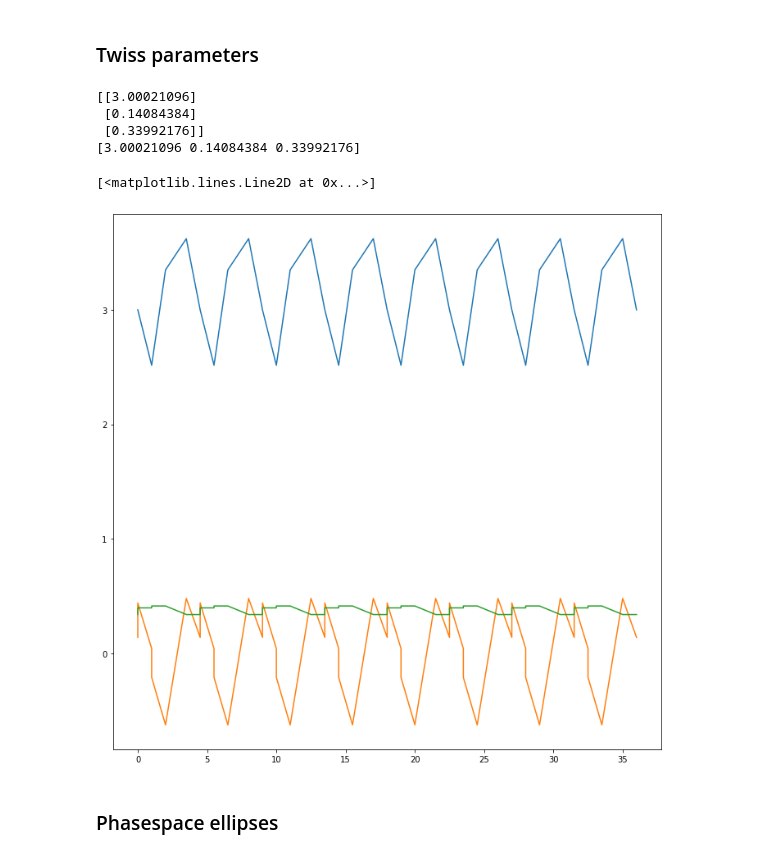
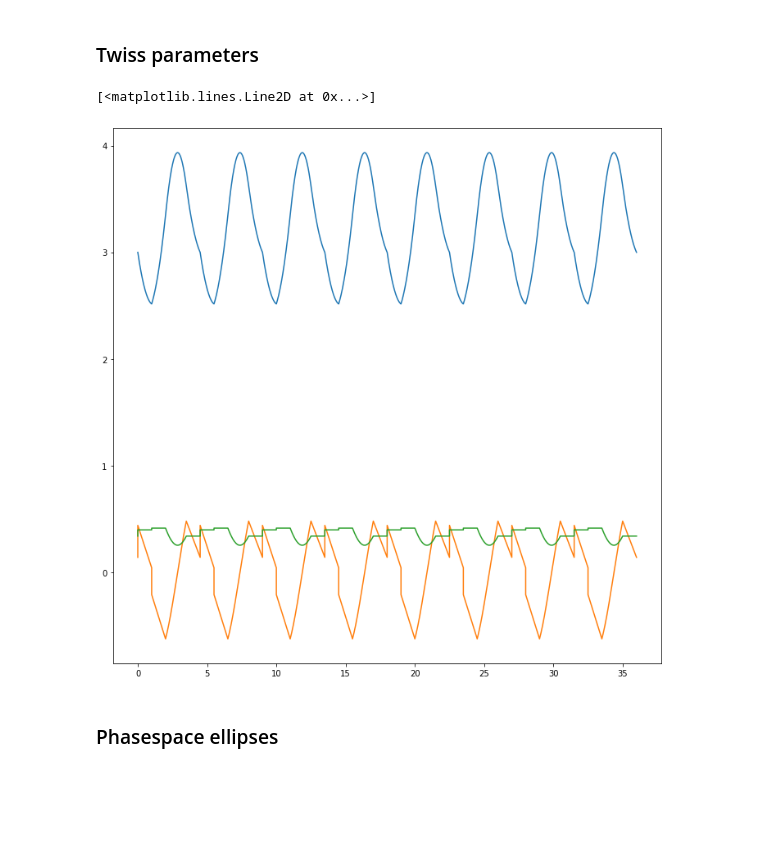
Before and after one commit to loiccoyle/pyaccelerator, a Jupyter notebook: noteboooks/lattice.ipynb, the cells around one changed output. Drawn from its saved outputs; the diff is of its cells as text; code cells hidden in the pictures; blank space fills up the shorter version.

```diff
--- a/noteboooks/lattice.ipynb
+++ b/noteboooks/lattice.ipynb
@@ -152,21 +154,14 @@ plt.plot(s, u.T)
 # %% [markdown]
 ### Twiss parameters
 # %%
-twiss_init = lattice.m_h.twiss.invariant
-print(twiss_init)
-twiss, s = lattice.transport(twiss_init, twiss=True)
-print(twiss[:,-1])
+beta, alpha, gamma, s = lattice.slice(Dipole, 100).slice(Drift, 100).transport(lattice.m_h.twiss.invariant)
 plt.figure(figsize=(12,12))
-plt.plot(s, twiss[0, :])
-plt.plot(s, twiss[1, :])
-plt.plot(s, twiss[2, :])
+plt.plot(s, beta)
+plt.plot(s, alpha)
+plt.plot(s, gamma)
 # %% [output]
-[[3.00021096]
- [0.14084384]
- [0.33992176]]
-[3.00021096 0.14084384 0.33992176]
+[<matplotlib.lines.Line2D at 0x...>]
-[<matplotlib.lines.Line2D at 0x...>]
-[figure, old version]
+[figure, new version]
 # %% [markdown]
 ### Phasespace ellipses
 # %%
```
Also changed, not shown: parts of 10 cells of this notebook, 4 other files.
